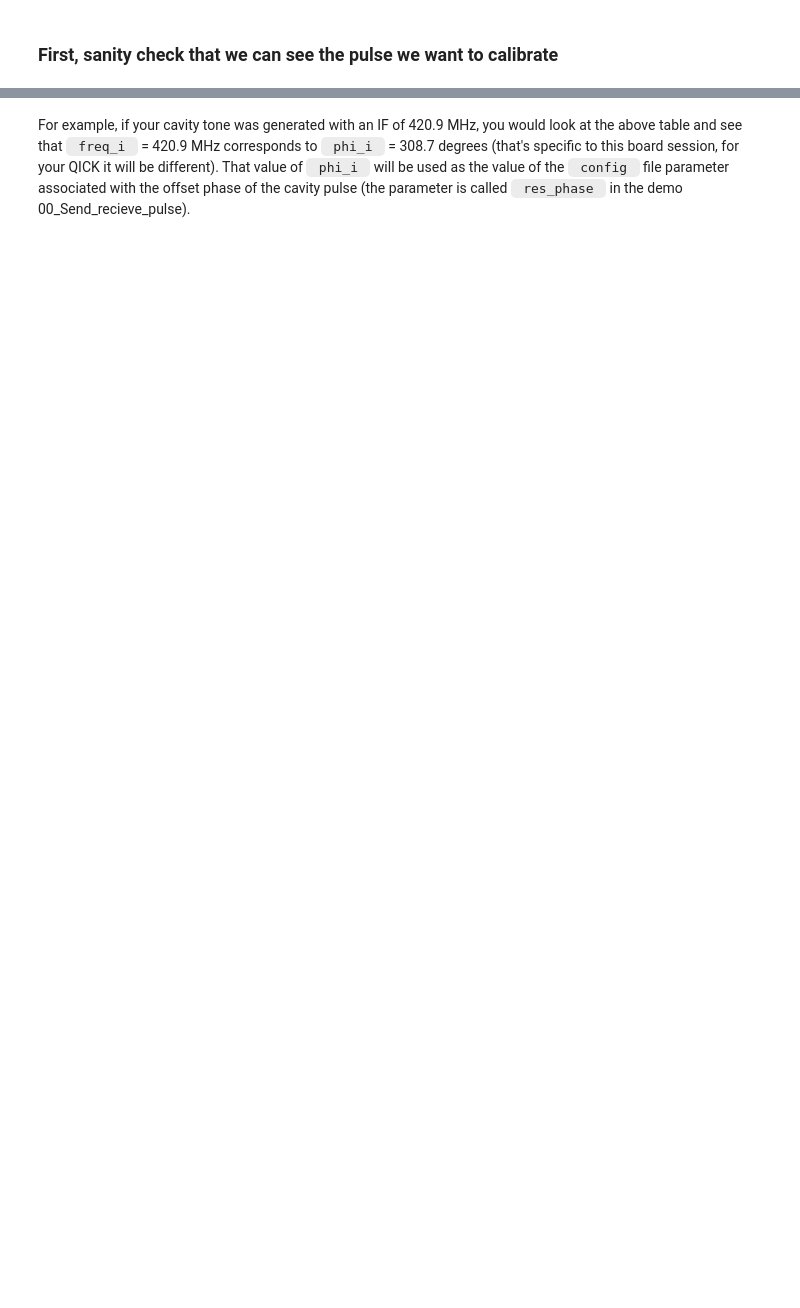
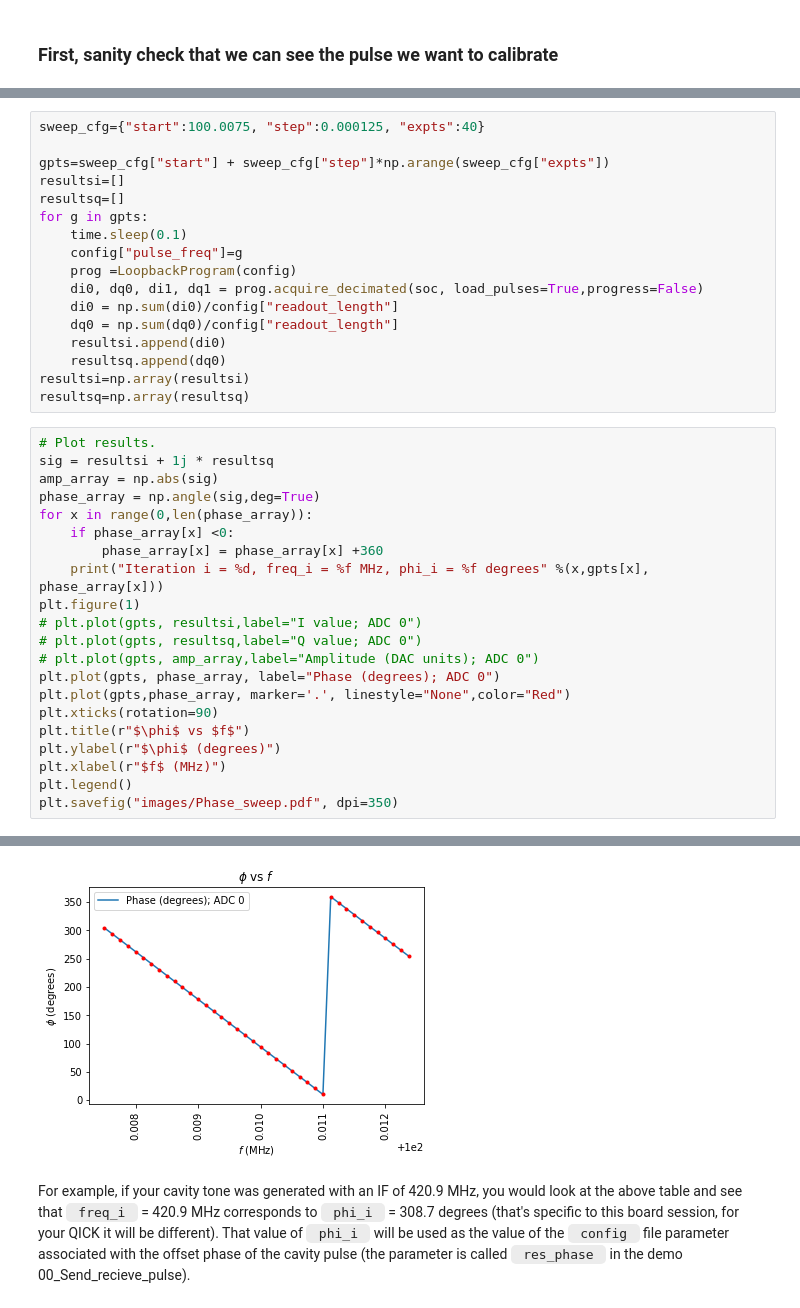
Before and after one commit to openquantumhardware/qick, a Jupyter notebook: pynq_demos/05_PhaseCoherence_QickProgram.ipynb, the cells around one changed output, grey strips where cells are left out. Cells and saved outputs as stored; diff of their text form; blank space fills up the shorter version.

```diff
--- a/pynq_demos/05_PhaseCoherence_QickProgram.ipynb
+++ b/pynq_demos/05_PhaseCoherence_QickProgram.ipynb
@@ -195,0 +173,39 @@ plt.savefig("images/Phase_sweep_2.pdf", dpi=350)
+# %%
+sweep_cfg={"start":100.0075, "step":0.000125, "expts":40}
+
+gpts=sweep_cfg["start"] + sweep_cfg["step"]*np.arange(sweep_cfg["expts"])
+resultsi=[]
+resultsq=[]
+for g in gpts:
+    time.sleep(0.1)
+    config["pulse_freq"]=g
+    prog =LoopbackProgram(config)
+    di0, dq0, di1, dq1 = prog.acquire_decimated(soc, load_pulses=True,progress=False)
+    di0 = np.sum(di0)/config["readout_length"]
+    dq0 = np.sum(dq0)/config["readout_length"]
+    resultsi.append(di0)
+    resultsq.append(dq0)
+resultsi=np.array(resultsi)
+resultsq=np.array(resultsq)
+# %%
+# Plot results.
+sig = resultsi + 1j * resultsq
+amp_array = np.abs(sig)
+phase_array = np.angle(sig,deg=True)
+for x in range(0,len(phase_array)):
+    if phase_array[x] <0:
+        phase_array[x] = phase_array[x] +360
+    print("Iteration i = %d, freq_i = %f MHz, phi_i = %f degrees" %(x,gpts[x], phase_array[x]))
+plt.figure(1)
+# plt.plot(gpts, resultsi,label="I value; ADC 0")
+# plt.plot(gpts, resultsq,label="Q value; ADC 0")
+# plt.plot(gpts, amp_array,label="Amplitude (DAC units); ADC 0")
+plt.plot(gpts, phase_array, label="Phase (degrees); ADC 0")
+plt.plot(gpts,phase_array, marker='.', linestyle="None",color="Red")
+plt.xticks(rotation=90)
+plt.title(r"$\phi$ vs $f$")
+plt.ylabel(r"$\phi$ (degrees)")
+plt.xlabel(r"$f$ (MHz)")
+plt.legend()
+plt.savefig("images/Phase_sweep.pdf", dpi=350)
+# %% [output]
@@ -196,2 +229,3 @@ plt.savefig("images/Phase_sweep_2.pdf", dpi=350)
+[figure, added]
 # %% [markdown]
 For example, if your cavity tone was generated with an IF of 420.9 MHz, you would look at the above table and see that <code> freq_i </code> = 420.9 MHz corresponds to <code> phi_i </code> = 308.7 degrees (that's specific to this board session, for your QICK it will be different). That value of <code> phi_i </code> will be used as the value of the <code> config </code> file parameter associated with the offset phase of the cavity pulse (the parameter is called <code> res_phase </code> in the demo 00_Send_recieve_pulse).
```
Also changed, not shown: parts of 12 cells of this notebook, 1 other file.
